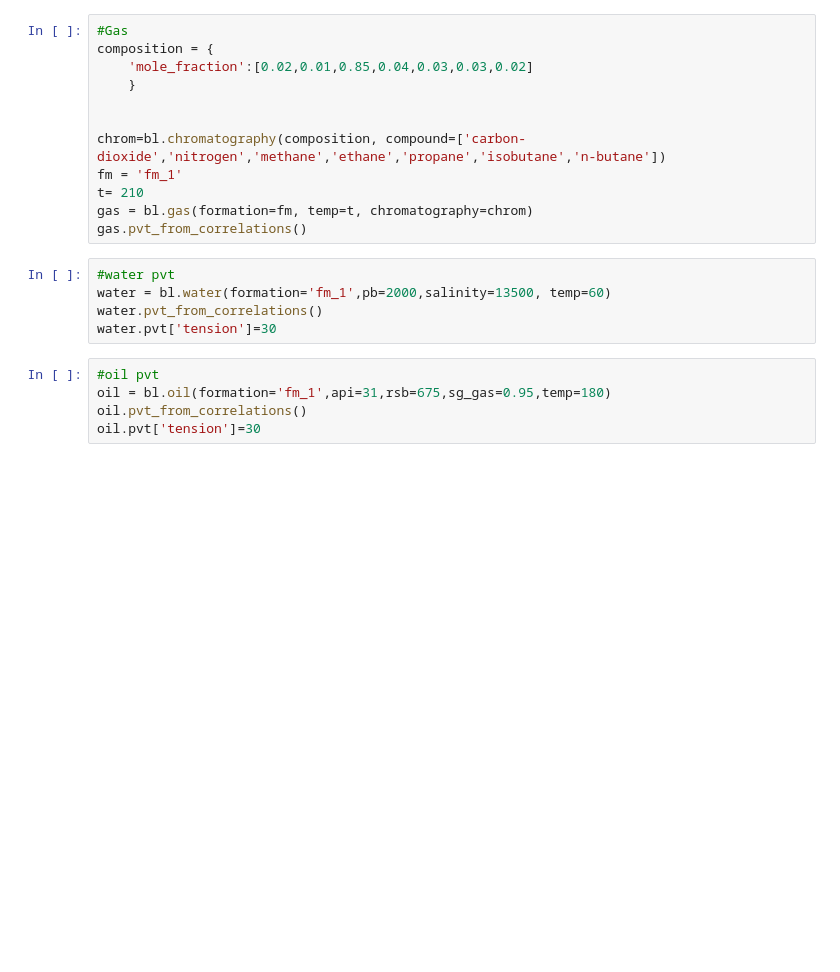
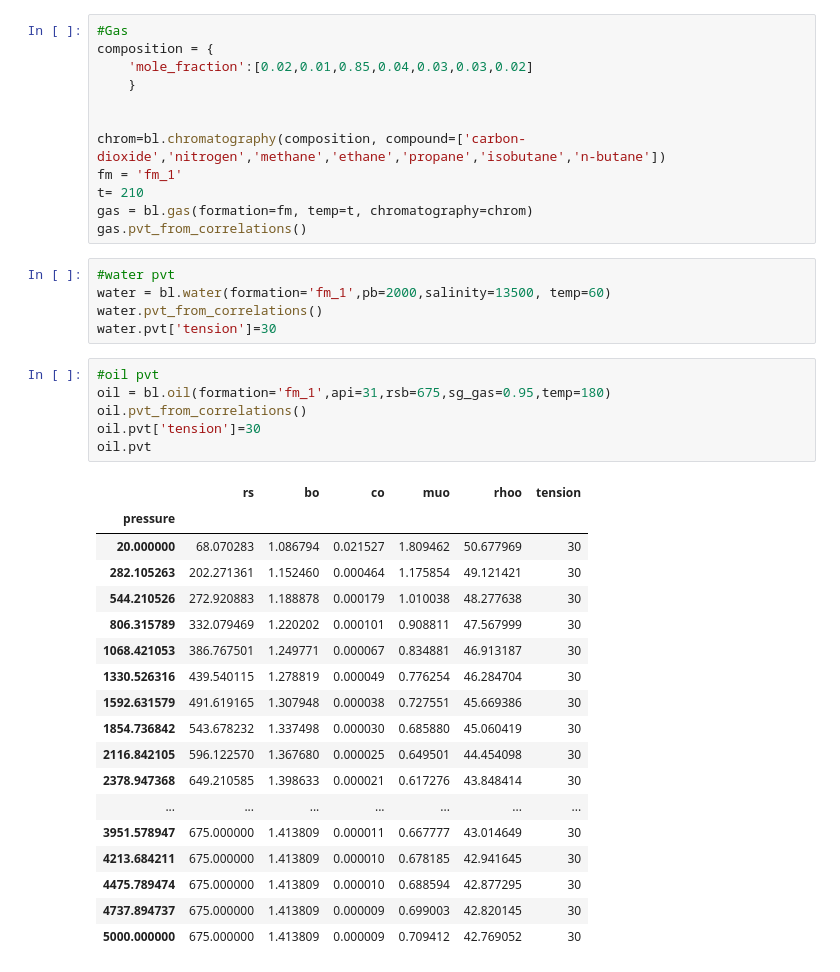
Before and after one commit to scuervo91/reservoirpy, a Jupyter notebook: examples/wellproductivity/5-pressure_drop.ipynb, the cells around one changed output. Saved outputs shown, nothing was run; the diff lists cells and outputs as text; blank space fills up the shorter version.

```diff
--- a/examples/wellproductivity/5-pressure_drop.ipynb
+++ b/examples/wellproductivity/5-pressure_drop.ipynb
@@ -272,8 +340,28 @@ water.pvt['tension']=30
 # %%
 #oil pvt
 oil = bl.oil(formation='fm_1',api=31,rsb=675,sg_gas=0.95,temp=180)
 oil.pvt_from_correlations()
 oil.pvt['tension']=30
+oil.pvt
+# %% [output]
+|  | rs | bo | co | muo | rhoo | tension |
+| pressure |  |  |  |  |  |  |
+| 20.000000 | 68.070283 | 1.086794 | 0.021527 | 1.809462 | 50.677969 | 30 |
+| 282.105263 | 202.271361 | 1.152460 | 0.000464 | 1.175854 | 49.121421 | 30 |
+| 544.210526 | 272.920883 | 1.188878 | 0.000179 | 1.010038 | 48.277638 | 30 |
+| 806.315789 | 332.079469 | 1.220202 | 0.000101 | 0.908811 | 47.567999 | 30 |
+| 1068.421053 | 386.767501 | 1.249771 | 0.000067 | 0.834881 | 46.913187 | 30 |
+| 1330.526316 | 439.540115 | 1.278819 | 0.000049 | 0.776254 | 46.284704 | 30 |
+| 1592.631579 | 491.619165 | 1.307948 | 0.000038 | 0.727551 | 45.669386 | 30 |
+| 1854.736842 | 543.678232 | 1.337498 | 0.000030 | 0.685880 | 45.060419 | 30 |
+| 2116.842105 | 596.122570 | 1.367680 | 0.000025 | 0.649501 | 44.454098 | 30 |
+| 2378.947368 | 649.210585 | 1.398633 | 0.000021 | 0.617276 | 43.848414 | 30 |
+| ... | ... | ... | ... | ... | ... | ... |
+| 3951.578947 | 675.000000 | 1.413809 | 0.000011 | 0.667777 | 43.014649 | 30 |
+| 4213.684211 | 675.000000 | 1.413809 | 0.000010 | 0.678185 | 42.941645 | 30 |
+| 4475.789474 | 675.000000 | 1.413809 | 0.000010 | 0.688594 | 42.877295 | 30 |
+| 4737.894737 | 675.000000 | 1.413809 | 0.000009 | 0.699003 | 42.820145 | 30 |
+| 5000.000000 | 675.000000 | 1.413809 | 0.000009 | 0.709412 | 42.769052 | 30 |
 # %%
 pr, pwf= pi.two_phase_pressure_profile(
     depth = np.linspace(0,5820,30),
```
Also changed, not shown: parts of 7 cells of this notebook, 5 other files.
